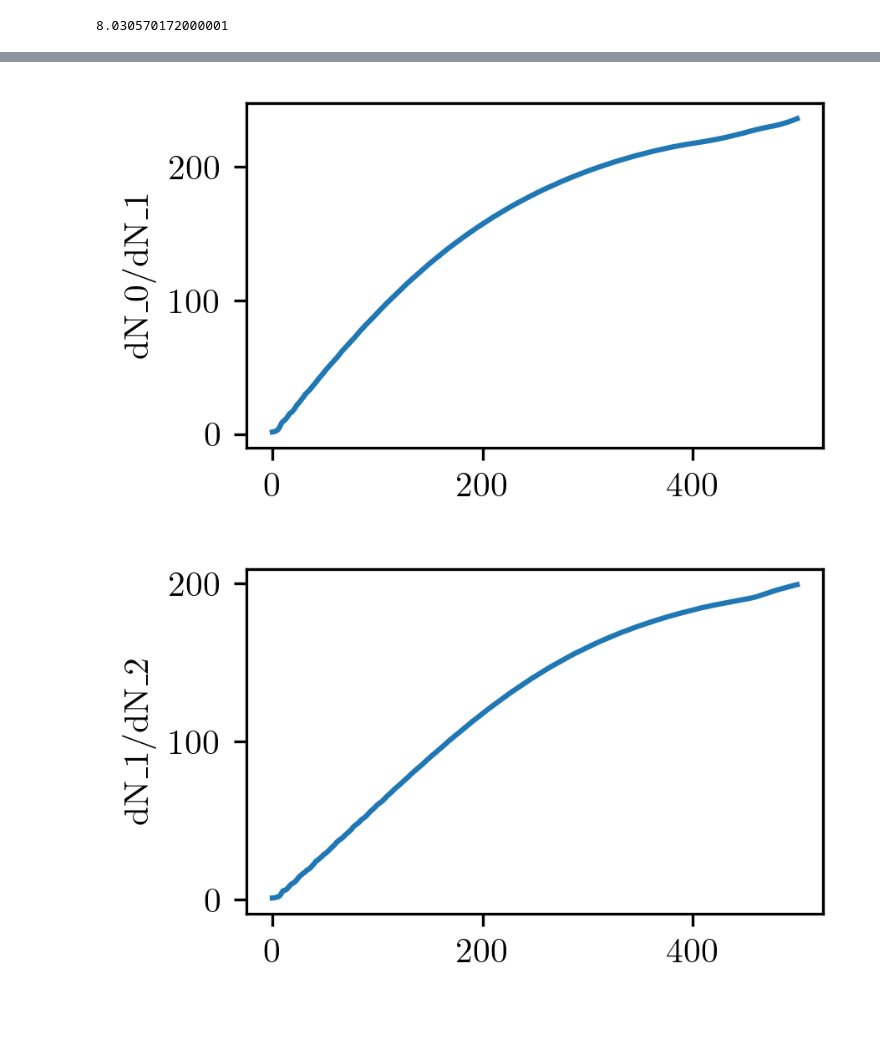
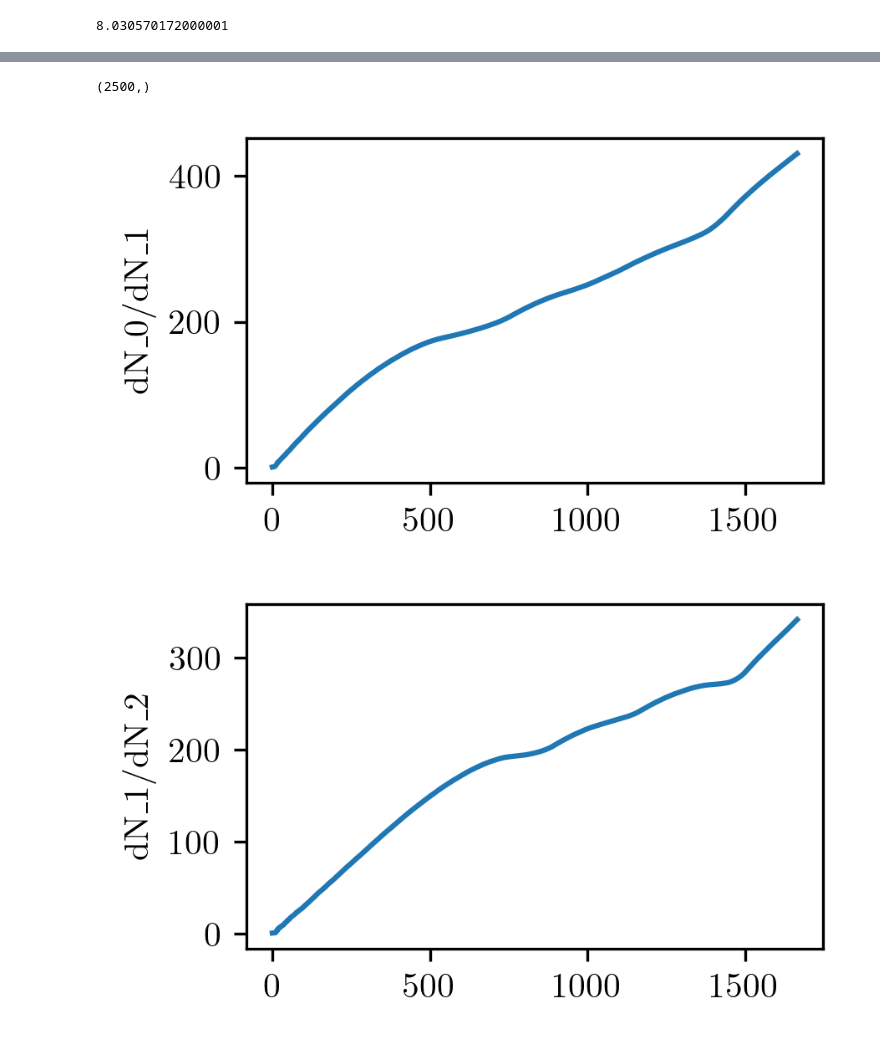
Before and after one commit to flabowski/n_widths_for_transport, a Jupyter notebook: 7.5 Beyond symmetry (random initial condition).ipynb, the cells around one changed output, grey strips where cells are left out. Drawn from its saved outputs; the diff is of its cells as text; code cells hidden in the pictures.

```diff
--- a/7.5 Beyond symmetry (random initial condition).ipynb
+++ b/7.5 Beyond symmetry (random initial condition).ipynb
@@ -400,0 +183,40 @@ convolved 1.9490543000001708
+# %%
+def ddx(y, n=1):
+    derivative = y
+    for i in range(n):
+        derivative = np.diff(derivative, prepend=0)
+    return derivative
+
+fig_fk, ax_fk = plt.subplots(tight_layout=True)
+
+for k in range(5):
+    if k == 0:
+        lbl = "disc."
+    else:
+        lbl = "$C^{:.0f}$".format(k-1)
+
+    fk = f_convolved[k][n_padding:-n_padding]
+    ax_fk.plot(xi, fk, "-", ms=1, lw=1, color=cmap(k/4), label=lbl)
+    if k != 0:
+        fig, ax_ddx = plt.subplots()
+        ax_ddx.plot(xi, fk, ".-", ms=1, lw=1)
+        for ki in range(1, k+1):
+            derivative_N = ddx(f_convolved[k], ki)[n_padding:-n_padding]
+        ax_ddx.plot(xi, derivative_N, "-", ms=1, lw=1)
+        ax_ddx.set_xlim([-1, 1])
+        ax_ddx.set_ylim([derivative_N.min(), derivative_N.max()])
+        ax_ddx.set_xlabel("$x$")
+        ax_ddx.set_ylabel("$q^{(k)}$")
+
+ax_fk.grid(which="both")
+#ax.add_patch(Rectangle((0, -1), 1, 2, fc="grey", ec="k", lw=3, alpha=.2))
+draw_brace(ax_fk, (0, 1), 0.0, "")
+ax_fk.text(.5, 0.2, r'$\Omega$', fontdict={"fontsize": 16, "ha": "center"})
+ax_fk.text(-.4, 0.03, r'inflow', fontdict={"fontsize": 10})
+ax_fk.annotate("", xy=(-0.0, 0.0), xytext=(-.4, 0), arrowprops=dict(arrowstyle="->"))
+ax_fk.set_xlabel("$x$")
+ax_fk.set_ylabel("$q(x)$")
+ax_fk.set_xlim([-1, 1])
+ax_fk.set_ylim([-1, 1])
+ax_fk.legend()
+fig_fk.savefig(pth+"randomIC_1.pdf")
@@ -401,12 +289,16 @@ convolved 1.9490543000001708
+# %%
+delta_Ns[0].shape
+# %% [output]
+(2500,)
 # %%
-N = np.arange(r)
+N = np.arange(r//3*2)
 for i in range(4):
     fig, ax = plt.subplots()
-    plt.plot(N, (results[i]/results[i+1])[N])
+    plt.plot(N, (delta_Ns[i]/delta_Ns[i+1])[N])
     #plt.xlim(0, 750)
     #plt.ylim(0, 25)
     plt.ylabel("dN_{:.0f}/dN_{:.0f}".format(i, i+1))
     plt.show()
 # %% [output]
-[figure, old version]
+[figure, new version]
-[figure, old version]
+[figure, new version]
```
Also changed, not shown: parts of 20 cells of this notebook, 3 other files.
